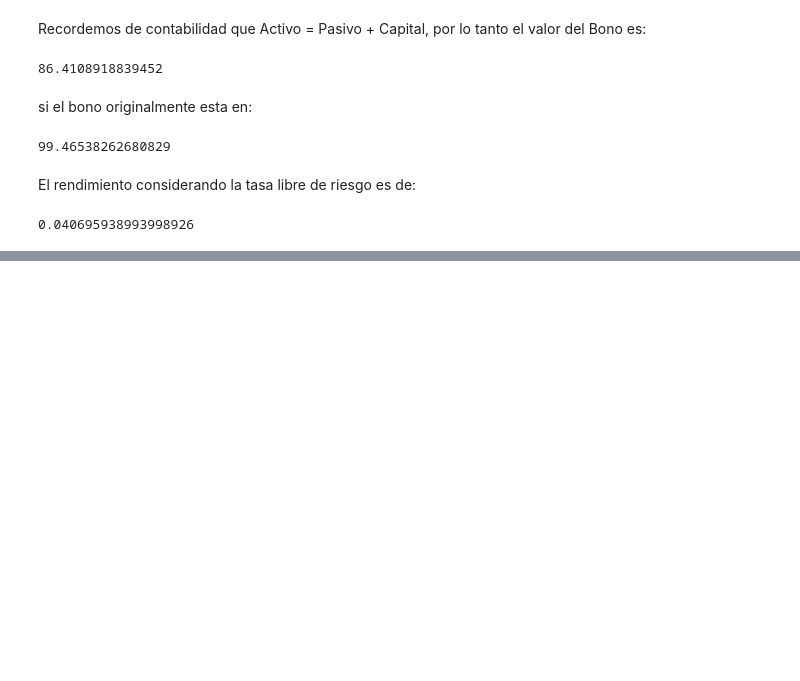
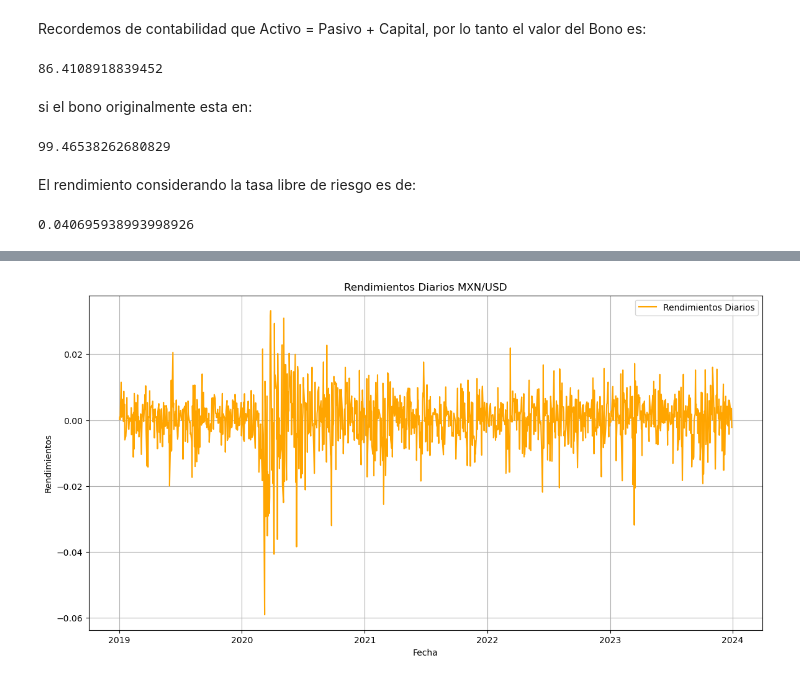
Before and after one commit to ivandeluna/ejercicios-clase, a Jupyter notebook: afi_ss2024.ipynb, the cells around one changed output, grey strips where cells are left out. Drawn from its saved outputs; the diff is of its cells as text; code cells hidden in the pictures; blank space fills up the shorter version.

```diff
--- a/afi_ss2024.ipynb
+++ b/afi_ss2024.ipynb
@@ -480,0 +754,12 @@ print(np.log(K/B)/tau - r)
+# %%
+# Graficar los rendimientos diarios
+plt.figure(figsize=(14, 7))
+plt.plot(data['Return'], label='Rendimientos Diarios', color='orange')
+plt.title('Rendimientos Diarios MXN/USD')
+plt.xlabel('Fecha')
+plt.ylabel('Rendimientos')
+plt.legend()
+plt.grid(True)
+plt.show()
+# %% [output]
+[figure, added]
```
Also changed, not shown: parts of 17 cells of this notebook.
